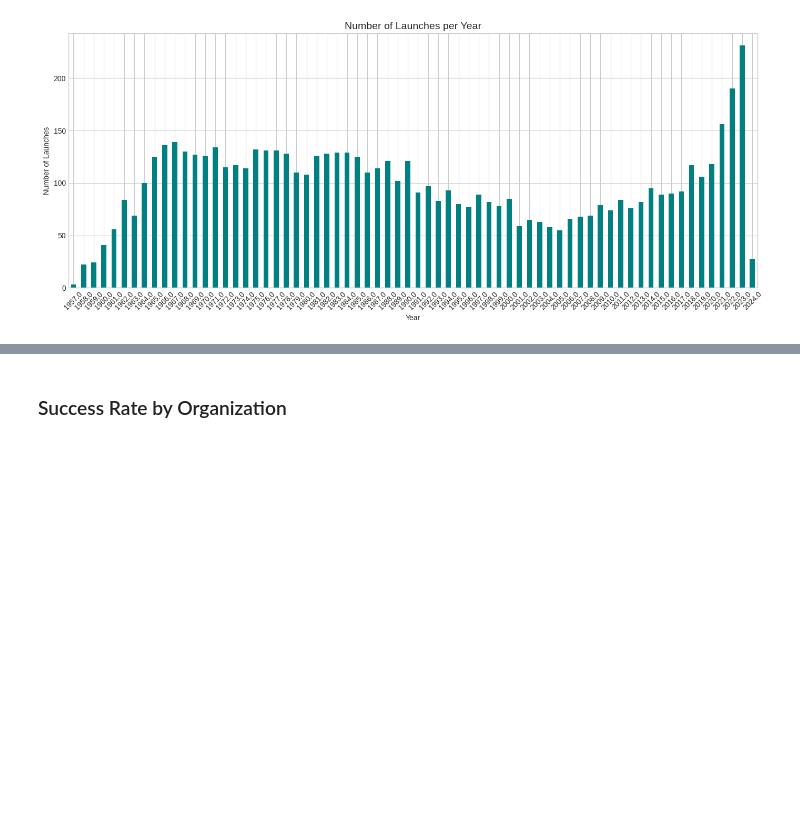
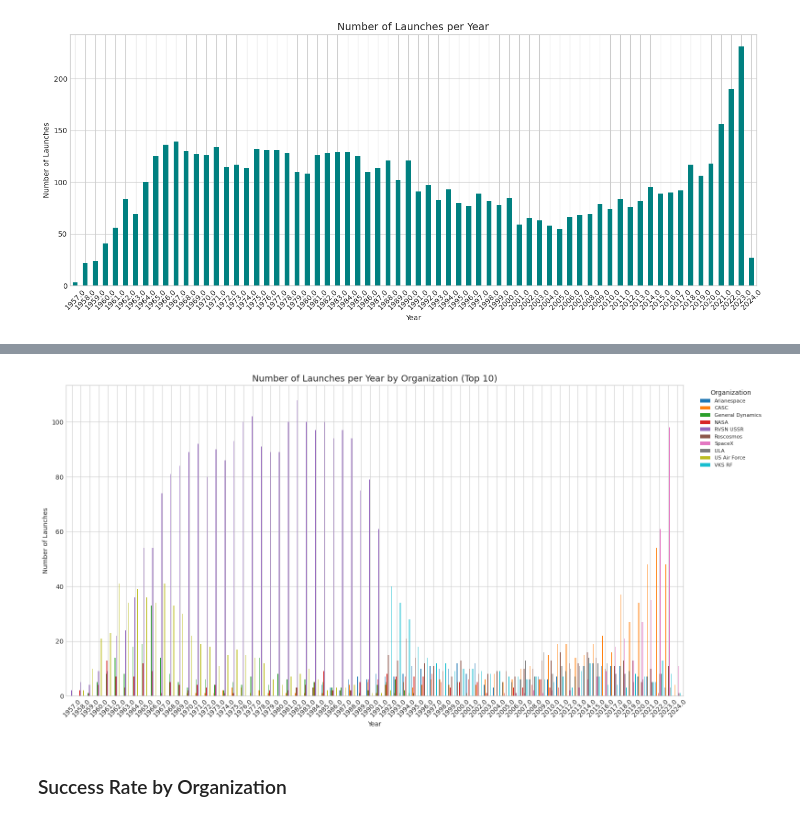
Before and after one commit to encars28/space-race, a Jupyter notebook: data/overview.ipynb, the cells around one changed output, grey strips where cells are left out. Cells and saved outputs as stored; diff of their text form; code cells hidden in the pictures; blank space fills up the shorter version.

```diff
--- a/data/overview.ipynb
+++ b/data/overview.ipynb
@@ -259,3 +259,21 @@ plt.show()
+# %%
+# Number of launches per year per organization (top 10 organizations)
+top_10_orgs = df['Organisation'].value_counts().head(10).index
+df_top_orgs = df[df['Organisation'].isin(top_10_orgs)]
+
+launches_per_year_org = df_top_orgs.groupby(['Year', 'Organisation']).size().unstack(fill_value=0)
+
+fig, ax = plt.subplots(figsize=(16, 8))
+launches_per_year_org.plot(kind='bar', ax=ax, width=0.8, colormap='tab10')
+ax.set_title('Number of Launches per Year by Organization (Top 10)', fontsize=14)
+ax.set_xlabel('Year')
+ax.set_ylabel('Number of Launches')
+ax.legend(title='Organization', bbox_to_anchor=(1.02, 1), loc='upper left', fontsize=8)
+ax.tick_params(axis='x', rotation=45)
+plt.tight_layout()
+plt.show()
+# %% [output]
+[figure, added]
 # %% [markdown]
 ### Success Rate by Organization
 # %%
```
Also changed, not shown: parts of 20 cells of this notebook, 5 other files.
